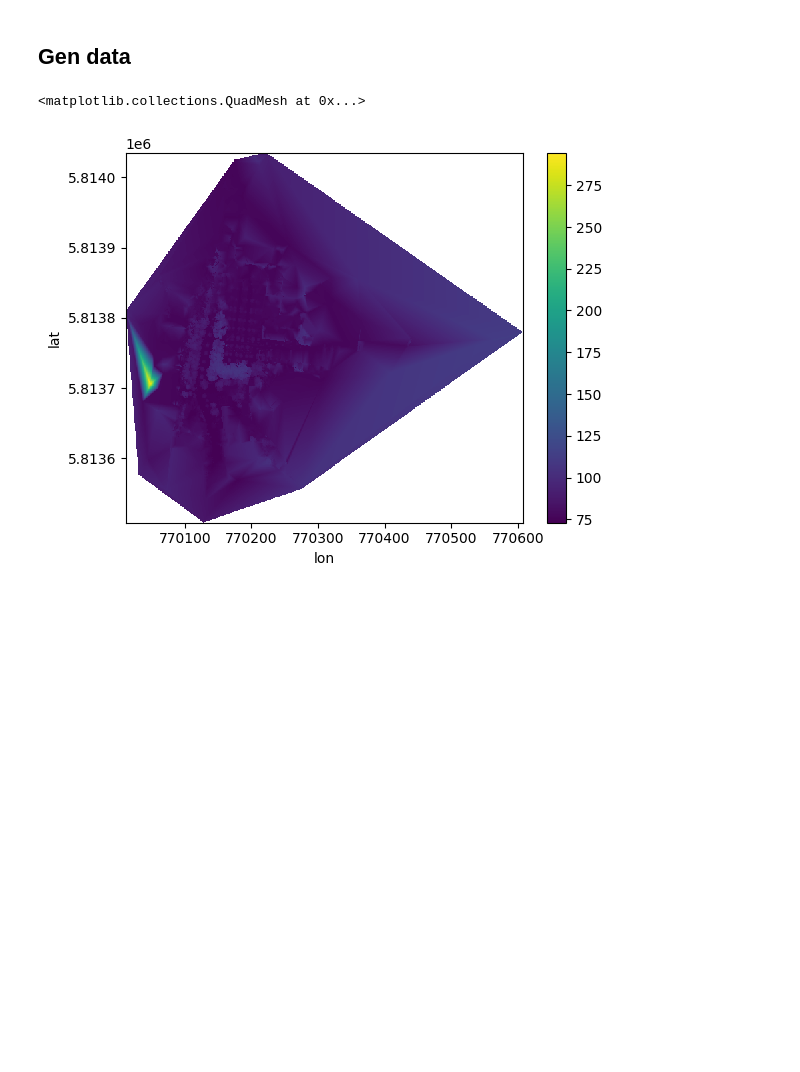
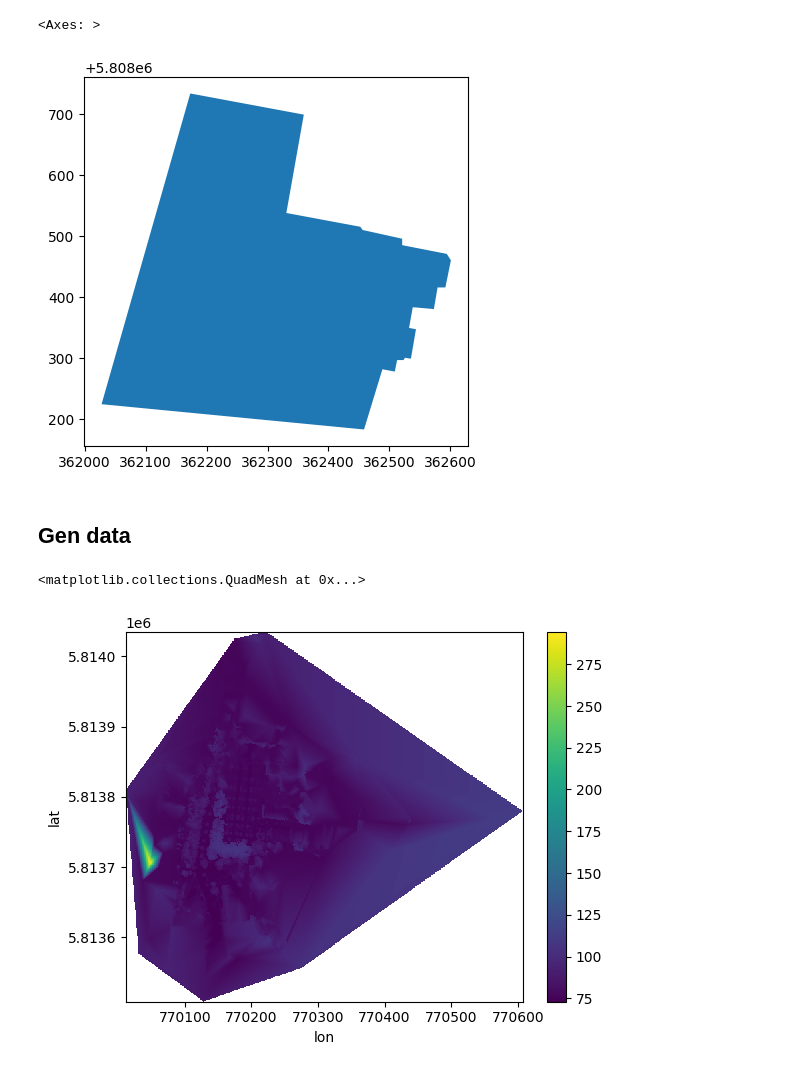
Before and after one commit to relativityhd/optical-group-5, a Jupyter notebook: notebooks/gen_dem_latest.ipynb, the cells around one changed output. Drawn from its saved outputs; the diff is of its cells as text; code cells hidden in the pictures; blank space fills up the shorter version.

```diff
--- a/notebooks/gen_dem_latest.ipynb
+++ b/notebooks/gen_dem_latest.ipynb
@@ -16,3 +15,8 @@ ground = lp.read("../../data/Ground Points.las")
+# %%
+gdf.plot()
+# %% [output]
+<Axes: >
+[figure, added]
 # %% [markdown]
 ## Gen data
 # %%
```
Also changed, not shown: parts of 8 cells of this notebook, 2 other files.
